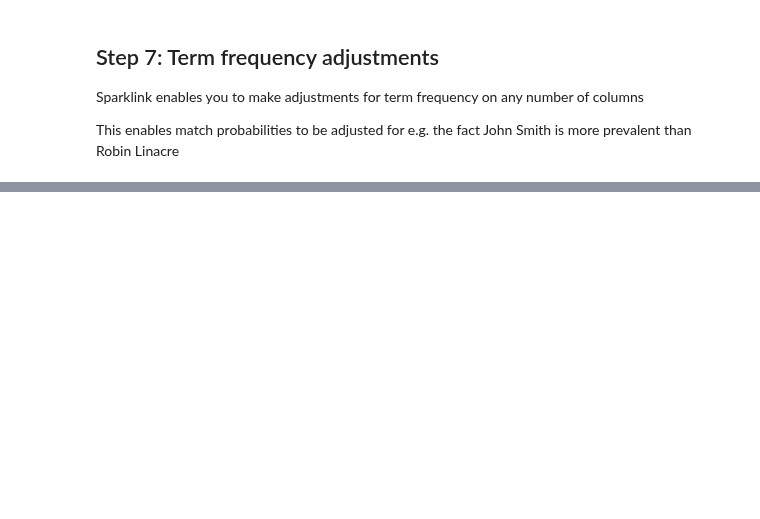
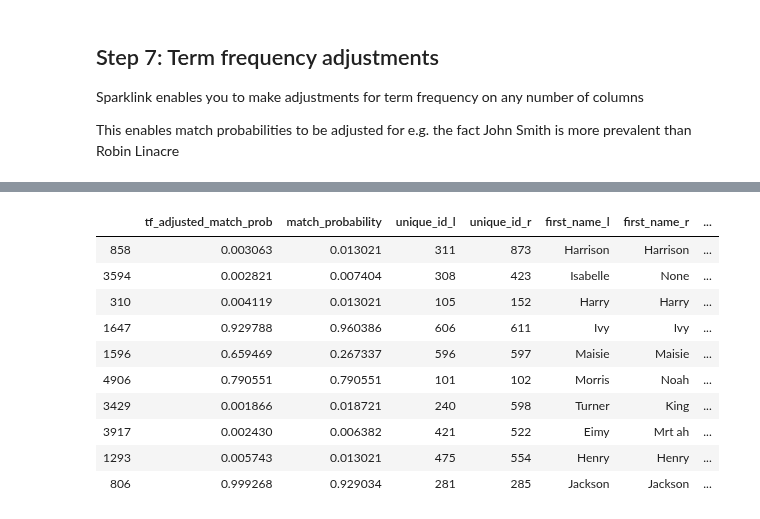
Before and after one commit to moj-analytical-services/splink, a Jupyter notebook: quickstart_demo.ipynb, the cells around one changed output, grey strips where cells are left out. Saved outputs shown, nothing was run; the diff lists cells and outputs as text; code cells hidden in the pictures; blank space fills up the shorter version.

```diff
--- a/quickstart_demo.ipynb
+++ b/quickstart_demo.ipynb
@@ -267,0 +201,2 @@ df_e_adj = make_adjustment_for_term_frequencies(df_e, params, settings, retain_a
+# %%
+df_e_adj = linker.make_term_frequency_adjustments(df_e)
@@ -271,0 +229,14 @@ sam[["match_probability", "tf_adjusted_match_prob"] + list(pdtf.columns)]
+# %%
+sam
+# %% [output]
+|  | tf_adjusted_match_prob | match_probability | unique_id_l | unique_id_r | first_name_l | first_name_r | ... |
+| 858 | 0.003063 | 0.013021 | 311 | 873 | Harrison | Harrison | ... |
+| 3594 | 0.002821 | 0.007404 | 308 | 423 | Isabelle | None | ... |
+| 310 | 0.004119 | 0.013021 | 105 | 152 | Harry | Harry | ... |
+| 1647 | 0.929788 | 0.960386 | 606 | 611 | Ivy | Ivy | ... |
+| 1596 | 0.659469 | 0.267337 | 596 | 597 | Maisie | Maisie | ... |
+| 4906 | 0.790551 | 0.790551 | 101 | 102 | Morris | Noah | ... |
+| 3429 | 0.001866 | 0.018721 | 240 | 598 | Turner | King | ... |
+| 3917 | 0.002430 | 0.006382 | 421 | 522 | Eimy | Mrt ah | ... |
+| 1293 | 0.005743 | 0.013021 | 475 | 554 | Henry | Henry | ... |
+| 806 | 0.999268 | 0.929034 | 281 | 285 | Jackson | Jackson | ... |
```
Also changed, not shown: parts of 20 cells of this notebook.
